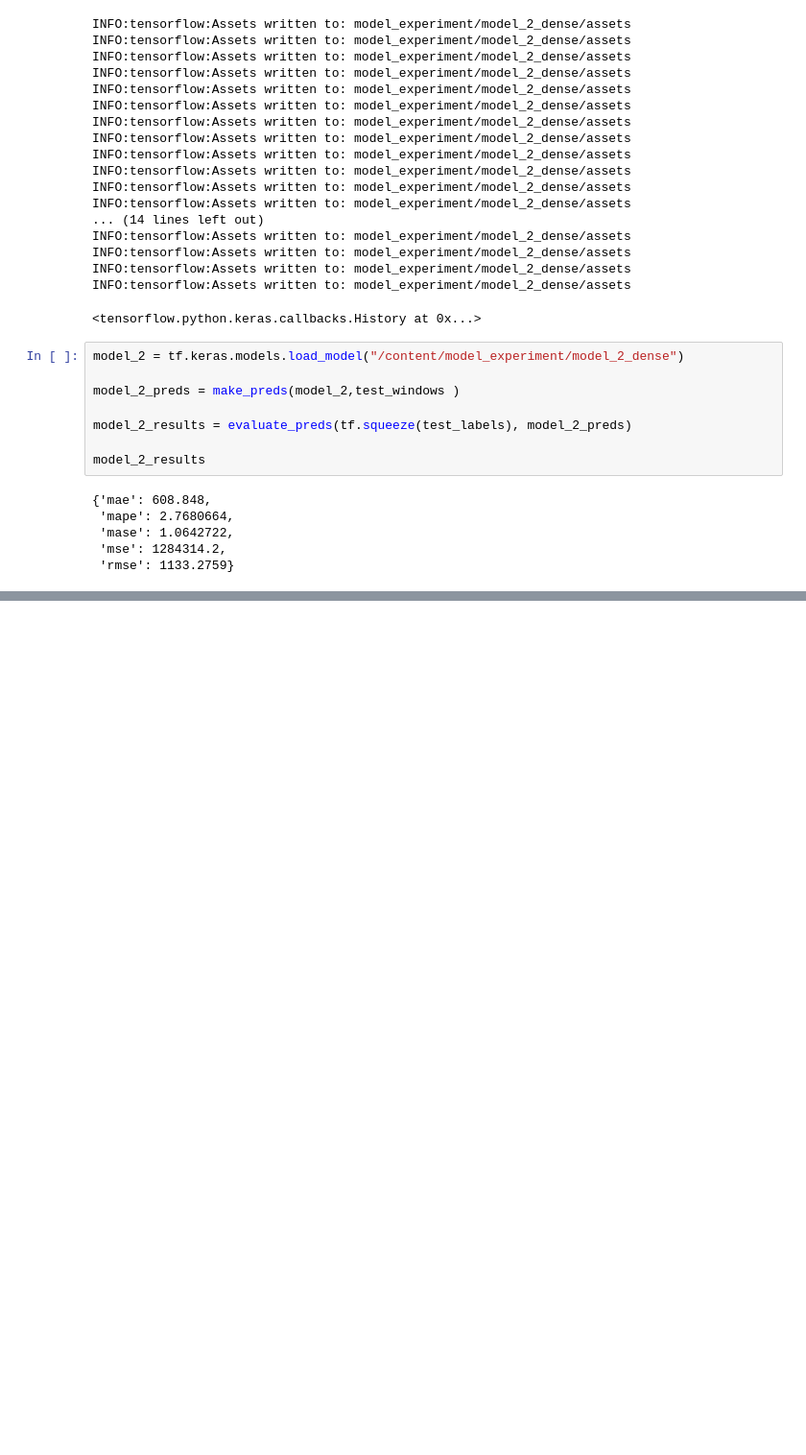
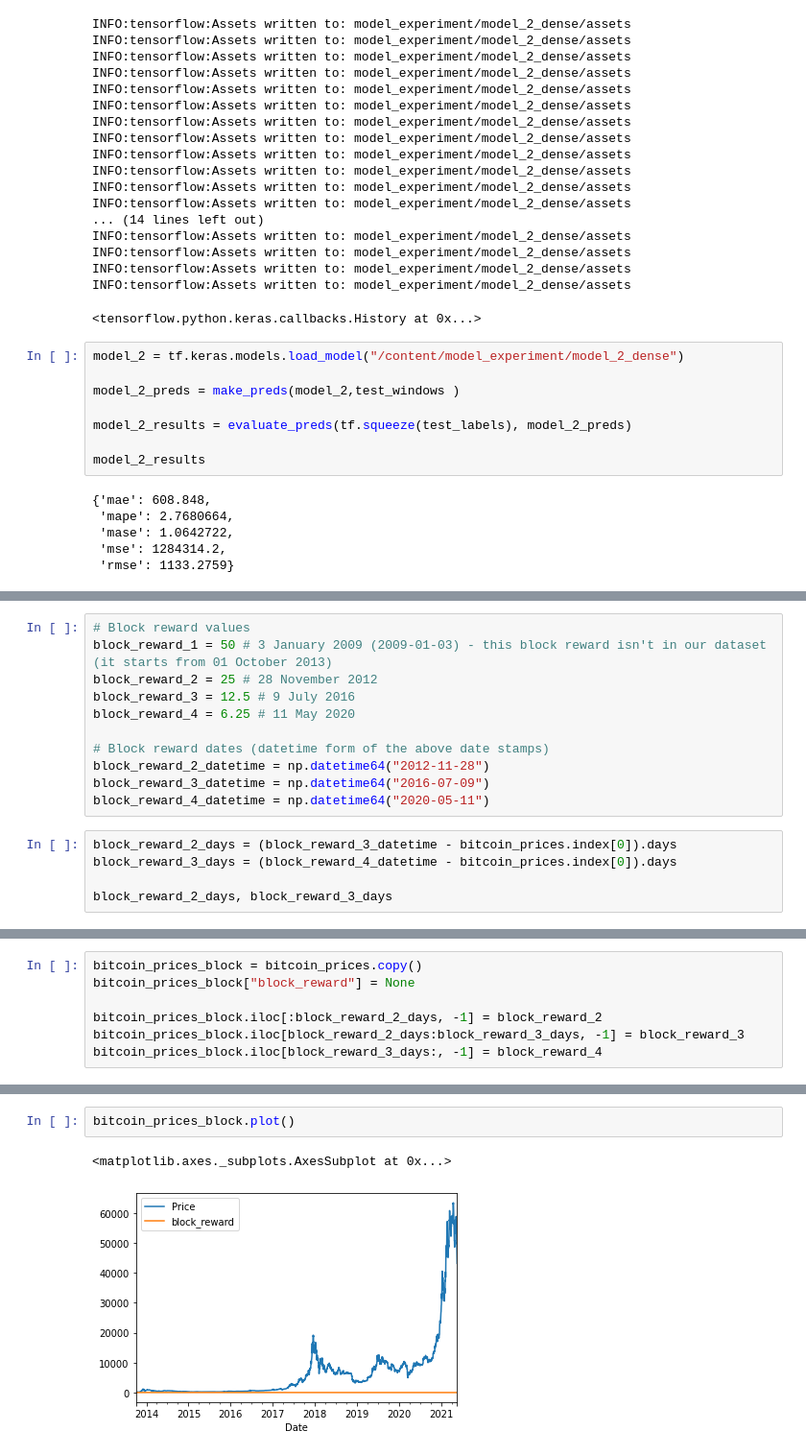
Before and after one commit to kaushikabhishek87/Tensorflow_projects, a Jupyter notebook: 10_time_series_forecasting_in_tensorflow.ipynb, the cells around one changed output, grey strips where cells are left out. Shown at 96% size. Drawn from its saved outputs; the diff is of its cells as text; blank space fills up the shorter version.

```diff
--- a/10_time_series_forecasting_in_tensorflow.ipynb
+++ b/10_time_series_forecasting_in_tensorflow.ipynb
@@ -555,0 +897,16 @@ model_2_results
+# %%
+# Block reward values
+block_reward_1 = 50 # 3 January 2009 (2009-01-03) - this block reward isn't in our dataset (it starts from 01 October 2013)
+block_reward_2 = 25 # 28 November 2012
+block_reward_3 = 12.5 # 9 July 2016
+block_reward_4 = 6.25 # 11 May 2020
+
+# Block reward dates (datetime form of the above date stamps)
+block_reward_2_datetime = np.datetime64("2012-11-28")
+block_reward_3_datetime = np.datetime64("2016-07-09")
+block_reward_4_datetime = np.datetime64("2020-05-11")
+# %%
+block_reward_2_days = (block_reward_3_datetime - bitcoin_prices.index[0]).days
+block_reward_3_days = (block_reward_4_datetime - bitcoin_prices.index[0]).days
+
+block_reward_2_days, block_reward_3_days
@@ -555,0 +915,7 @@ model_2_results
+# %%
+bitcoin_prices_block = bitcoin_prices.copy()
+bitcoin_prices_block["block_reward"] = None
+
+bitcoin_prices_block.iloc[:block_reward_2_days, -1] = block_reward_2
+bitcoin_prices_block.iloc[block_reward_2_days:block_reward_3_days, -1] = block_reward_3
+bitcoin_prices_block.iloc[block_reward_3_days:, -1] = block_reward_4
@@ -555,0 +959,5 @@ model_2_results
+# %%
+bitcoin_prices_block.plot()
+# %% [output]
+<matplotlib.axes._subplots.AxesSubplot at 0x...>
+[figure, added]
```
Also changed, not shown: parts of 39 cells of this notebook.
